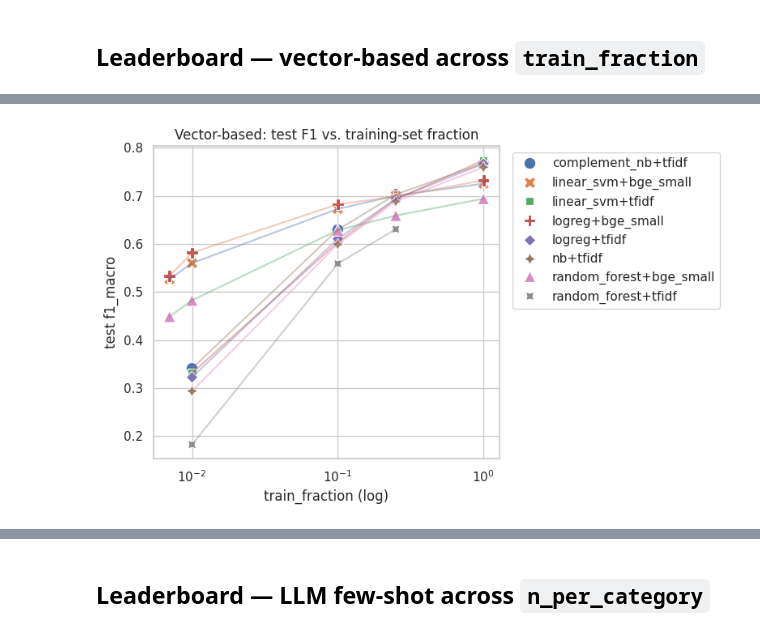
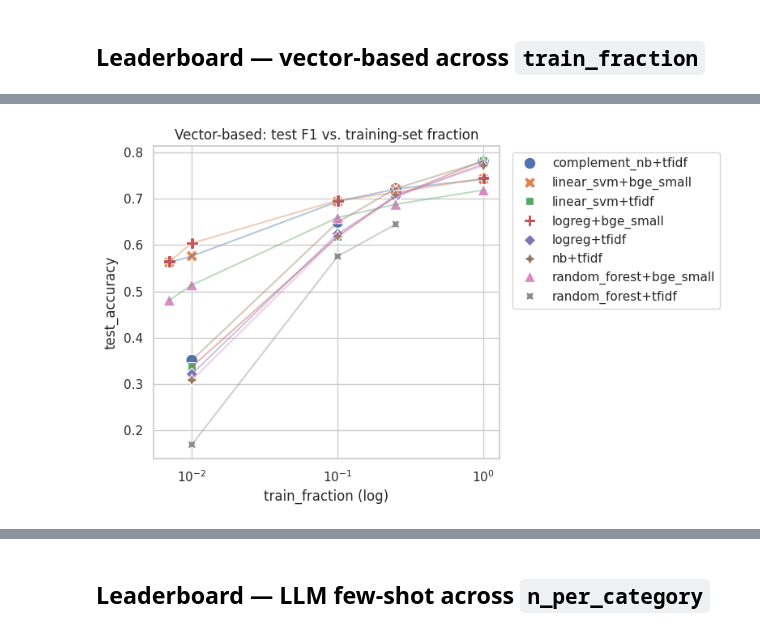
Before and after one commit to stefanpate/paper2data, a Jupyter notebook: notebooks/data_efficiency.ipynb, the cells around one changed output, grey strips where cells are left out. Saved outputs shown, nothing was run; the diff lists cells and outputs as text; code cells hidden in the pictures.

```diff
--- a/notebooks/data_efficiency.ipynb
+++ b/notebooks/data_efficiency.ipynb
@@ -72,7 +72,11 @@ def _load_run(metrics_path: Path) -> dict | None:
     return row
 
 
-rows = [r for p in sorted(ARTIFACTS.glob('*/metrics.json')) if (r := _load_run(p))]
+# Vector/Qwen runs live one level under artifacts/; Claude's append-only store
+# nests under artifacts/_claude_eval/<run>/, so glob both.
+metrics_paths = sorted(ARTIFACTS.glob('*/metrics.json')) + \
+                sorted(ARTIFACTS.glob('_claude_eval/*/metrics.json'))
+rows = [r for p in metrics_paths if (r := _load_run(p))]
 runs = pd.DataFrame(rows)
 print(f'Loaded {len(runs)} runs')
 runs.head()
@@ -159,22 +163,22 @@ vec_board.style.background_gradient(
 # %%
 # Per-variant scatter — vector-based
 if not vec.empty:
     fig, ax = plt.subplots(figsize=(8, 5))
     sns.scatterplot(
-        data=vec, x='train_fraction', y='test_f1_macro', hue='variant',
+        data=vec, x='train_fraction', y='test_accuracy', hue='variant',
         style='variant', s=110, ax=ax,
     )
     sns.lineplot(
         data=vec.sort_values('train_fraction'),
-        x='train_fraction', y='test_f1_macro', hue='variant',
+        x='train_fraction', y='test_accuracy', hue='variant',
         legend=False, ax=ax, alpha=0.4,
     )
     ax.set_xscale('log')
     ax.set_xlabel('train_fraction (log)')
-    ax.set_ylabel('test f1_macro')
+    ax.set_ylabel('test_accuracy')
     ax.set_title('Vector-based: test F1 vs. training-set fraction')
     ax.legend(bbox_to_anchor=(1.02, 1), loc='upper left')
     plt.tight_layout()
     plt.show()
 # %% [output]
-[figure, old version]
+[figure, new version]
```
Also changed, not shown: parts of 5 cells of this notebook, 23 other files.
